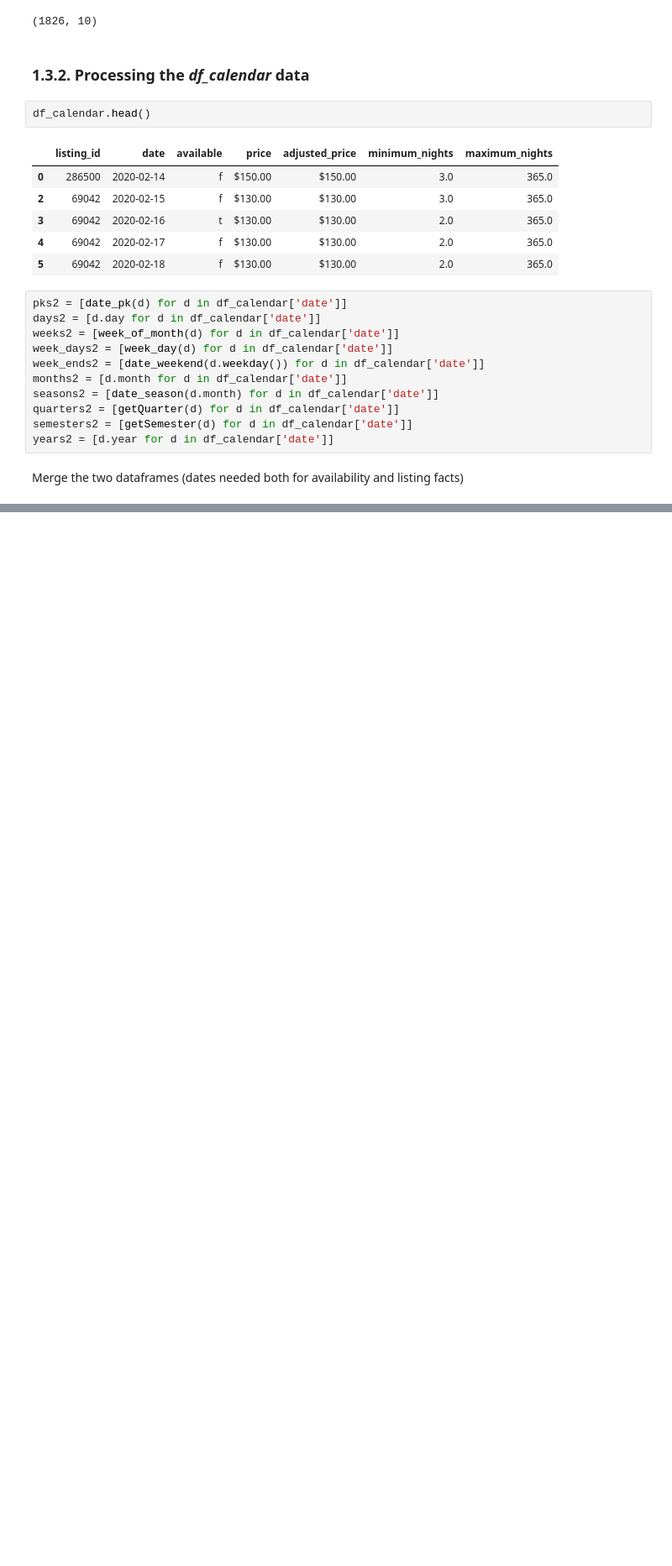
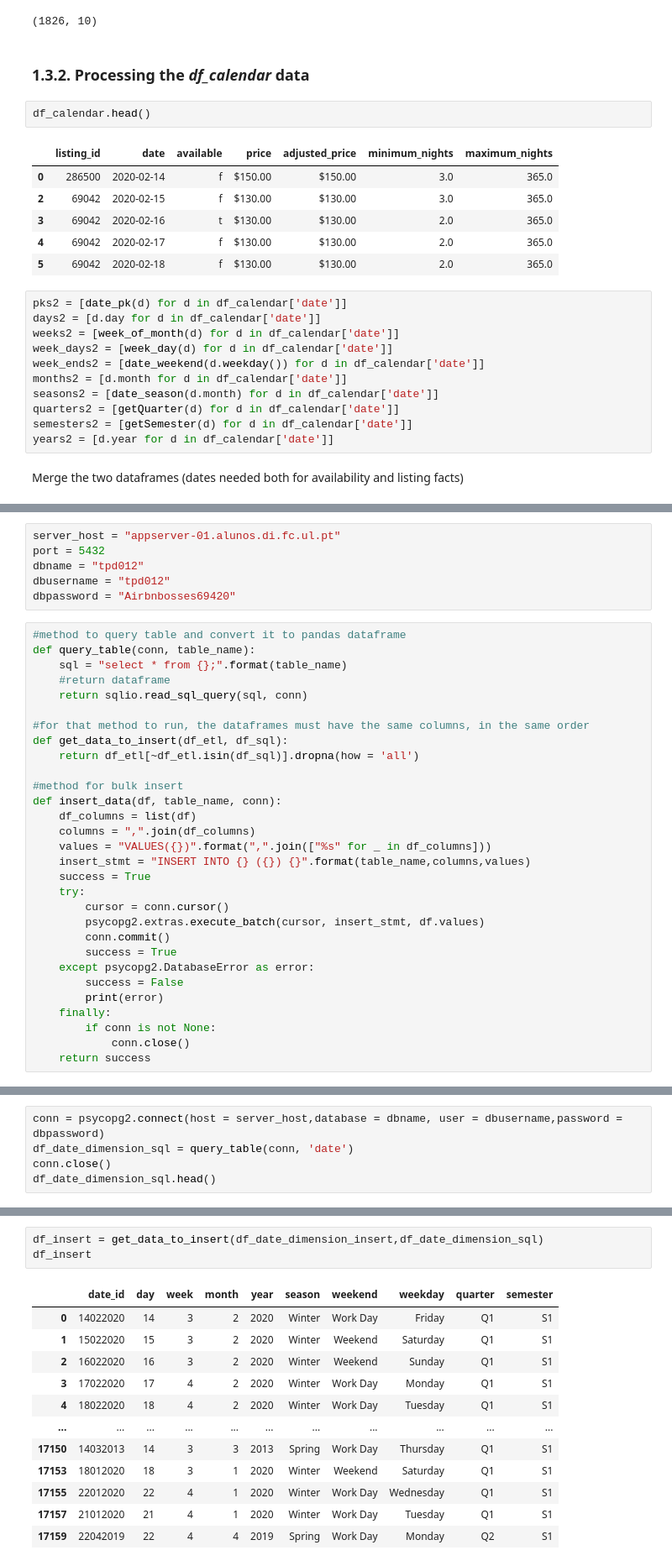
Before and after one commit to beatriz-lima/TPD-Airbnb-Data, a Jupyter notebook: Notebooks/ETL_Date.ipynb, the cells around one changed output, grey strips where cells are left out. Shown at 84% size. Saved outputs shown, nothing was run; the diff lists cells and outputs as text; blank space fills up the shorter version.

```diff
--- a/Notebooks/ETL_Date.ipynb
+++ b/Notebooks/ETL_Date.ipynb
@@ -247,0 +254,36 @@ df_date_dimension
+# %%
+server_host = "appserver-01.alunos.di.fc.ul.pt"
+port = 5432
+dbname = "tpd012"
+dbusername = "tpd012"
+dbpassword = "Airbnbosses69420"
+# %%
+#method to query table and convert it to pandas dataframe
+def query_table(conn, table_name):
+    sql = "select * from {};".format(table_name)
+    #return dataframe
+    return sqlio.read_sql_query(sql, conn)
+
+#for that method to run, the dataframes must have the same columns, in the same order
+def get_data_to_insert(df_etl, df_sql):
+    return df_etl[~df_etl.isin(df_sql)].dropna(how = 'all')
+
+#method for bulk insert
+def insert_data(df, table_name, conn):
+    df_columns = list(df)
+    columns = ",".join(df_columns)
+    values = "VALUES({})".format(",".join(["%s" for _ in df_columns]))
+    insert_stmt = "INSERT INTO {} ({}) {}".format(table_name,columns,values)
+    success = True
+    try:
+        cursor = conn.cursor()
+        psycopg2.extras.execute_batch(cursor, insert_stmt, df.values)
+        conn.commit()
+        success = True
+    except psycopg2.DatabaseError as error:
+        success = False
+        print(error)
+    finally:
+        if conn is not None:
+            conn.close()
+    return success
@@ -247,0 +292,5 @@ df_date_dimension
+# %%
+conn = psycopg2.connect(host = server_host,database = dbname, user = dbusername,password = dbpassword)
+df_date_dimension_sql = query_table(conn, 'date')
+conn.close()
+df_date_dimension_sql.head()
@@ -247,0 +301,16 @@ df_date_dimension
+# %%
+df_insert = get_data_to_insert(df_date_dimension_insert,df_date_dimension_sql)
+df_insert
+# %% [output]
+|  | date_id | day | week | month | year | season | weekend | weekday | quarter | semester |
+| 0 | 14022020 | 14 | 3 | 2 | 2020 | Winter | Work Day | Friday | Q1 | S1 |
+| 1 | 15022020 | 15 | 3 | 2 | 2020 | Winter | Weekend | Saturday | Q1 | S1 |
+| 2 | 16022020 | 16 | 3 | 2 | 2020 | Winter | Weekend | Sunday | Q1 | S1 |
+| 3 | 17022020 | 17 | 4 | 2 | 2020 | Winter | Work Day | Monday | Q1 | S1 |
+| 4 | 18022020 | 18 | 4 | 2 | 2020 | Winter | Work Day | Tuesday | Q1 | S1 |
+| ... | ... | ... | ... | ... | ... | ... | ... | ... | ... | ... |
+| 17150 | 14032013 | 14 | 3 | 3 | 2013 | Spring | Work Day | Thursday | Q1 | S1 |
+| 17153 | 18012020 | 18 | 3 | 1 | 2020 | Winter | Weekend | Saturday | Q1 | S1 |
+| 17155 | 22012020 | 22 | 4 | 1 | 2020 | Winter | Work Day | Wednesday | Q1 | S1 |
+| 17157 | 21012020 | 21 | 4 | 1 | 2020 | Winter | Work Day | Tuesday | Q1 | S1 |
+| 17159 | 22042019 | 22 | 4 | 4 | 2019 | Spring | Work Day | Monday | Q2 | S1 |
```
Also changed, not shown: parts of 15 cells of this notebook, 1 other file.
